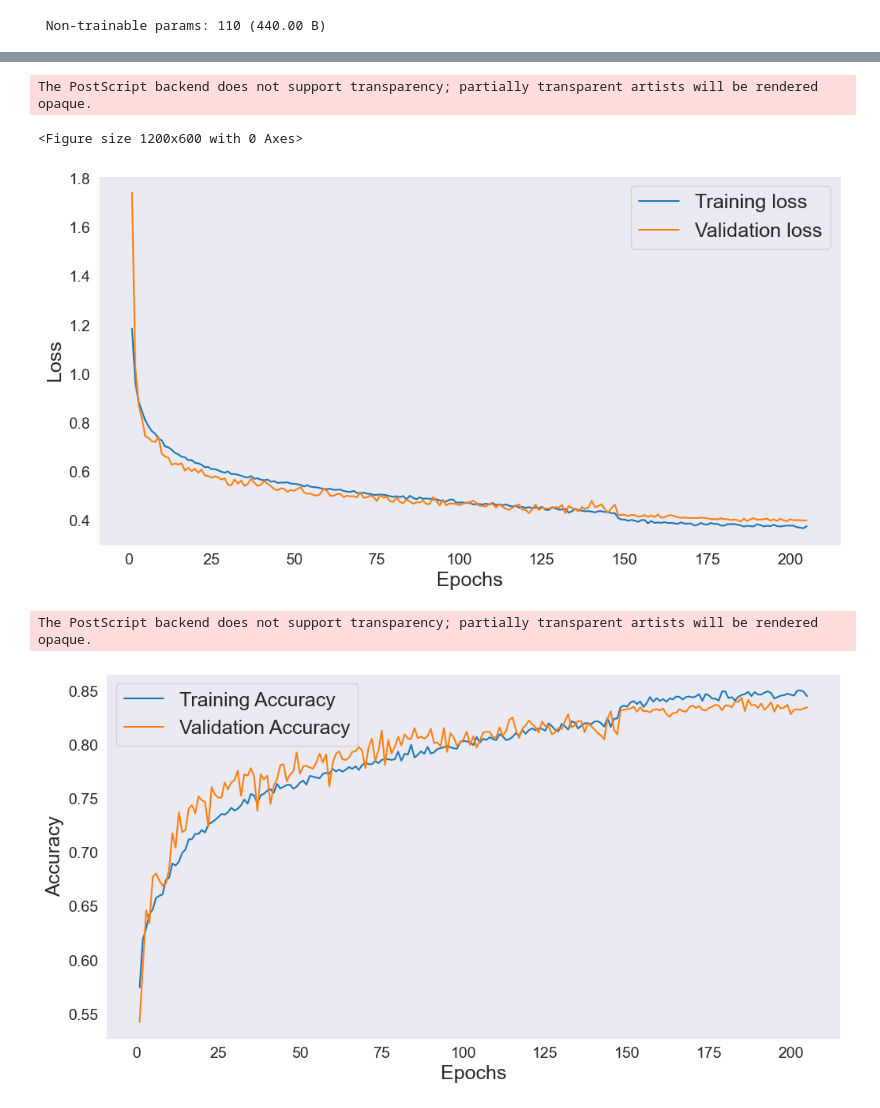
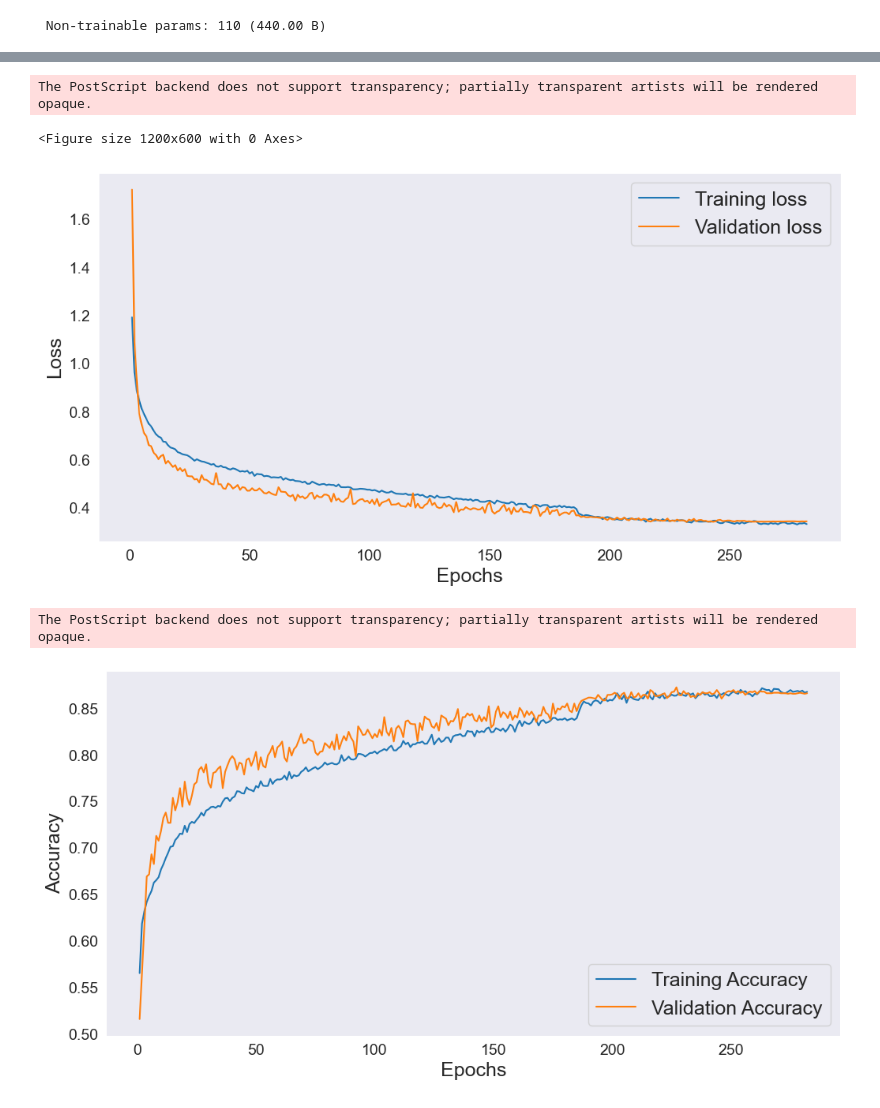
Before and after one commit to magictoene/BachelorThesis, a Jupyter notebook: neural_network_test.ipynb, the cells around one changed output, grey strips where cells are left out. Saved outputs shown, nothing was run; the diff lists cells and outputs as text; code cells hidden in the pictures.

Commit message:
Code modified for training with augmented dataset, looping through 10 iterations of training and saving the best model

```diff
--- a/neural_network_test.ipynb
+++ b/neural_network_test.ipynb
@@ -301,8 +316,8 @@ now = datetime.datetime.now()
 from keras.src.callbacks import EarlyStopping, ReduceLROnPlateau
 
 
-es_callback = EarlyStopping(monitor='val_loss', mode='min', patience=20, verbose=1, restore_best_weights=True)
-reduce_lr = ReduceLROnPlateau(monitor='val_loss', factor=0.15, patience=15)
+es_callback = EarlyStopping(monitor='val_loss', mode='min', patience=50, verbose=1, restore_best_weights=True)
+reduce_lr = ReduceLROnPlateau(monitor='val_loss', factor=0.1, patience=15)
 # %%
 from torch.utils.benchmark import timer
 
@@ -439,10 +533,10 @@ import matplotlib.pyplot as plt
 
 # Assuming 'history' is the output from your model.fit() call
 # Extracting the data from the history object
-loss = history.history['loss']
-val_loss = history.history['val_loss']
-accuracy = history.history.get('accuracy')
-val_accuracy = history.history.get('val_accuracy')
+loss = best_history.history['loss']
+val_loss = best_history.history['val_loss']
+accuracy = best_history.history.get('accuracy')
+val_accuracy = best_history.history.get('val_accuracy')
 
 # Creating the plots
 epochs = range(1, len(loss) + 1)
@@ -453,35 +547,35 @@ plt.figure(figsize=(12, 6))
 # Plotting training and validation loss in a separate figure
 plt.figure(figsize=(12, 6))  # Adjust figure size as needed
 plt.plot(epochs, loss, label='Training loss')
 plt.plot(epochs, val_loss, label='Validation loss')
 plt.xlabel('Epochs', fontsize=18)
 plt.ylabel('Loss', fontsize=18)
 #plt.title('Training and Validation Loss')
 plt.legend(fontsize=18)
 plt.xticks(fontsize=14)
 plt.yticks(fontsize=14)
 plt.grid(False)  # Turn off the grid
-# plt.savefig('training_loss_aug_4_128.eps', format='eps', bbox_inches='tight')  # Save if needed
+plt.savefig('best_training_loss_aug_4_128.eps', format='eps', bbox_inches='tight')  # Save if needed
 plt.show()
 
 # Plotting training and validation accuracy in a separate figure
 if accuracy and val_accuracy:
     plt.figure(figsize=(12, 6))  # Adjust figure size as needed
     plt.plot(epochs, accuracy, label='Training Accuracy')
     plt.plot(epochs, val_accuracy, label='Validation Accuracy')
     plt.xlabel('Epochs', fontsize=18)
     plt.ylabel('Accuracy', fontsize=18)
     # plt.title('Training and Validation Accuracy')
     plt.legend(fontsize=18)
     plt.xticks(fontsize=14)
     plt.yticks(fontsize=14)
     plt.grid(False)  # Turn off the grid
-    # plt.savefig('training_accuracy_aug_4_128.eps', format='eps', bbox_inches='tight')  # Save if needed
+    plt.savefig('best_training_accuracy_aug_4_128.eps', format='eps', bbox_inches='tight')  # Save if needed
     plt.show()
 # %% [output]
 The PostScript backend does not support transparency; partially transparent artists will be rendered opaque.
 <Figure size 1200x600 with 0 Axes>
-[figure, old version]
+[figure, new version]
 The PostScript backend does not support transparency; partially transparent artists will be rendered opaque.
-[figure, old version]
+[figure, new version]
 # %%
```
Also changed, not shown: parts of 7 cells of this notebook.
